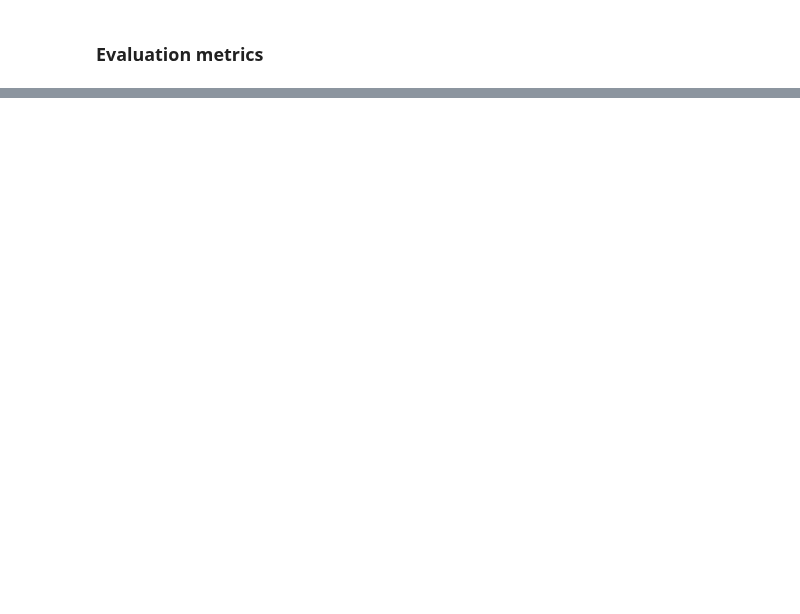
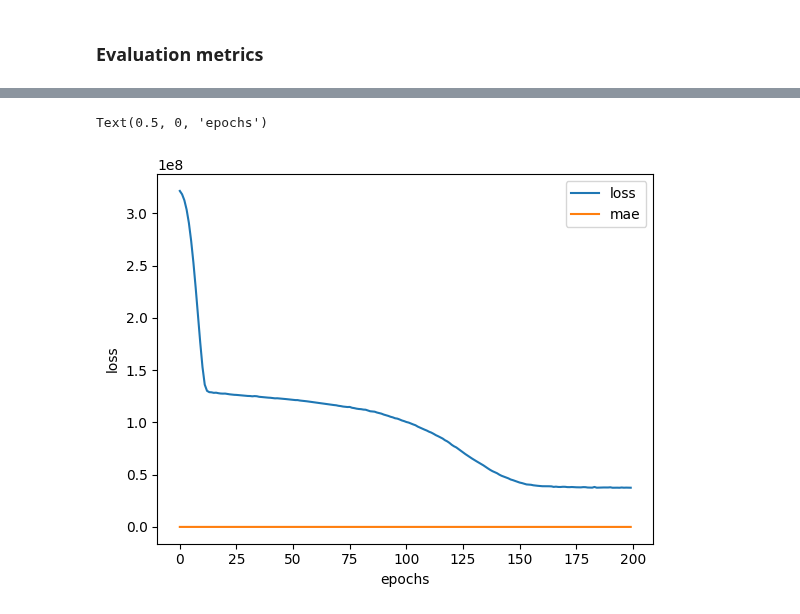
Before and after one commit to kacper-dobrow/tensorflow-course, a Jupyter notebook: 01_neural_net_regression_in_tf.ipynb, the cells around one changed output, grey strips where cells are left out. Saved outputs shown, nothing was run; the diff lists cells and outputs as text; code cells hidden in the pictures; blank space fills up the shorter version.

```diff
--- a/01_neural_net_regression_in_tf.ipynb
+++ b/01_neural_net_regression_in_tf.ipynb
@@ -373,0 +440,3 @@ plot_predictions()
+# %%
+insurance_one_hot = pd.get_dummies(insurance).astype('float64')
+insurance_one_hot
@@ -373,0 +487,21 @@ plot_predictions()
+# %%
+X_train, X_test, y_train, y_test = train_test_split(X, y, test_size=.2,random_state=42)
+# %%
+# set seed for reproducibility
+
+tf.random.set_seed(42)
+
+# build a neural net
+
+nn = tf.keras.Sequential([
+    tf.keras.layers.Dense(11),
+    tf.keras.layers.Dense(1),
+])
+
+# compile the neural net
+
+nn.compile(loss='mse',metrics = 'mae', optimizer = tf.keras.optimizers.SGD(clipnorm=100))
+
+# fit the net
+
+nn.fit(X_train,y_train,epochs = 100)
@@ -373,0 +540,15 @@ plot_predictions()
+# %%
+# seed
+tf.random.set_seed(42)
+# create the net
+nn_2 = tf.keras.Sequential([
+    tf.keras.layers.Dense(11),
+    tf.keras.layers.Dense(121),
+    tf.keras.layers.Dense(1)
+])
+
+# compile the net
+nn_2.compile(loss = 'mse', metrics = 'mae', optimizer = tf.keras.optimizers.Adam(clipnorm=100))
+
+# fit the net
+history = nn_2.fit(X_train,y_train,epochs = 200,verbose = 0)
@@ -373,0 +579,8 @@ plot_predictions()
+# %%
+# plot history of learning
+pd.DataFrame(history.history).plot()
+plt.ylabel('loss')
+plt.xlabel('epochs')
+# %% [output]
+Text(0.5, 0, 'epochs')
+[figure, added]
```
Also changed, not shown: parts of 29 cells of this notebook.
